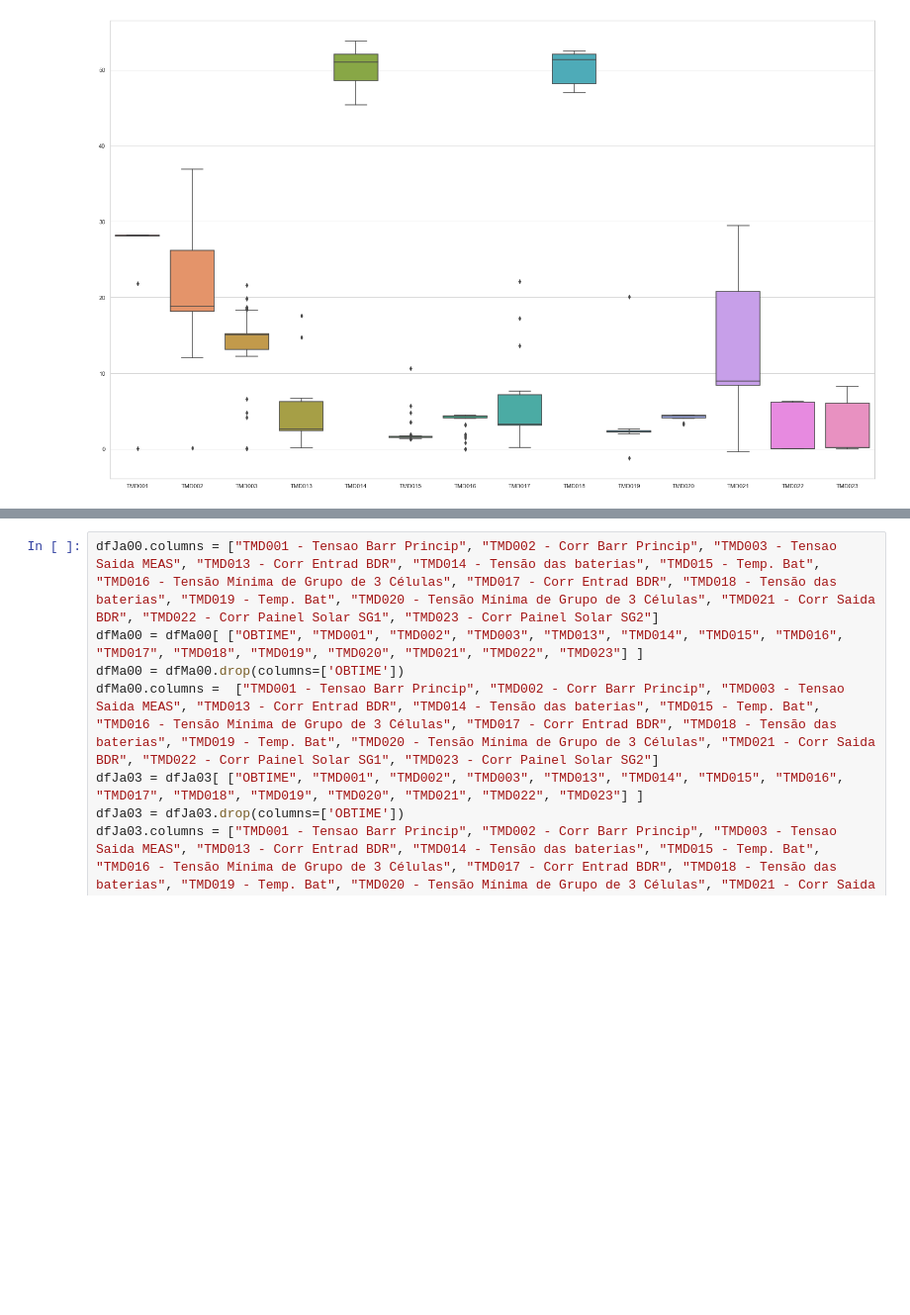
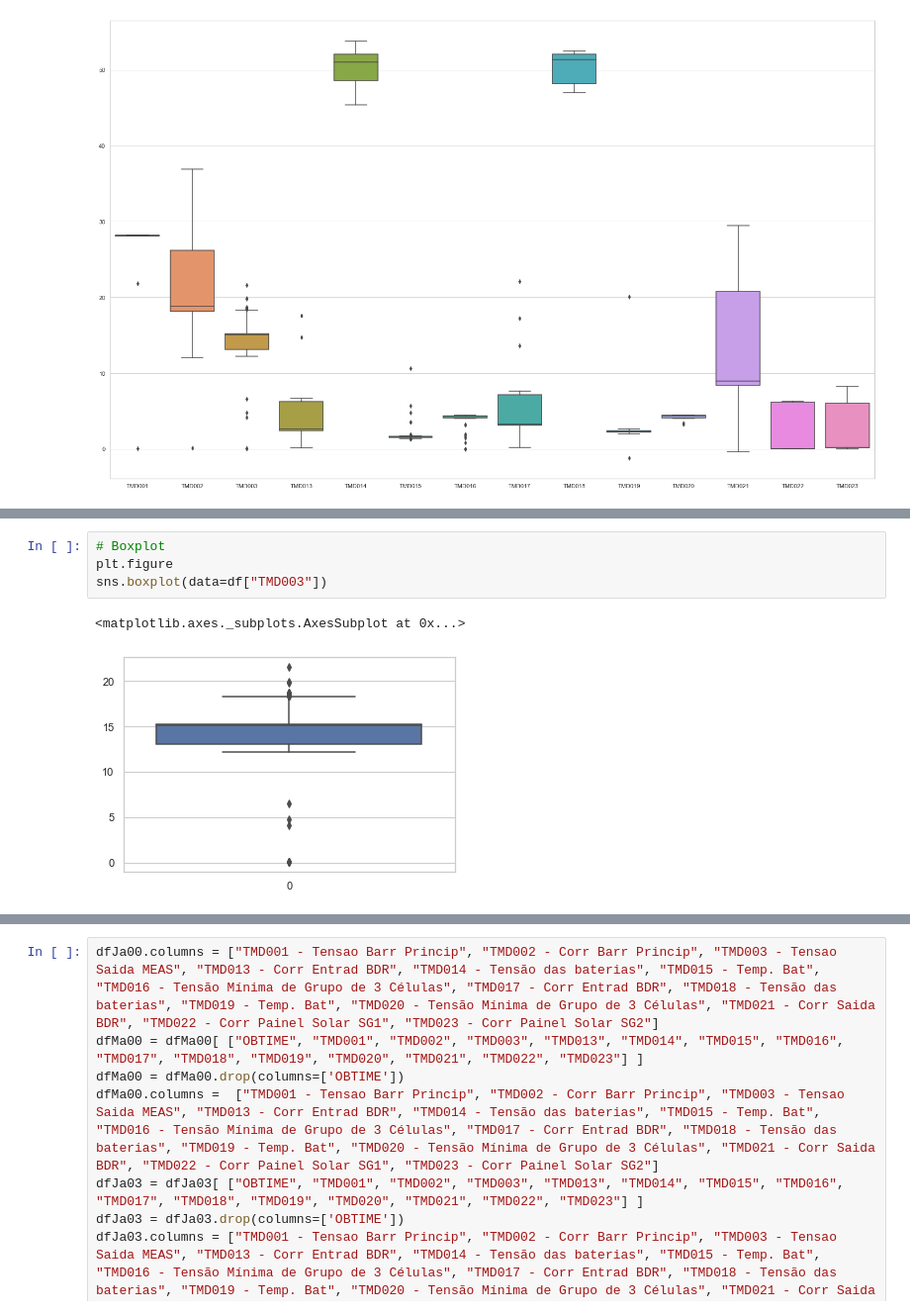
Before and after one commit to marciodbotas/CAP394, a Jupyter notebook: CAP392_Trabalho.ipynb, the cells around one changed output, grey strips where cells are left out. Shown at 99% size. Saved outputs shown, nothing was run; the diff lists cells and outputs as text; blank space fills up the shorter version.

```diff
--- a/CAP392_Trabalho.ipynb
+++ b/CAP392_Trabalho.ipynb
@@ -241 +296,8 @@ sns.boxplot(data=df)
+# %%
+# Boxplot
+plt.figure
+sns.boxplot(data=df["TMD003"])
+# %% [output]
+<matplotlib.axes._subplots.AxesSubplot at 0x...>
+[figure, added]
 # %% [markdown]
```
Also changed, not shown: parts of 37 cells of this notebook, 3 other files.
